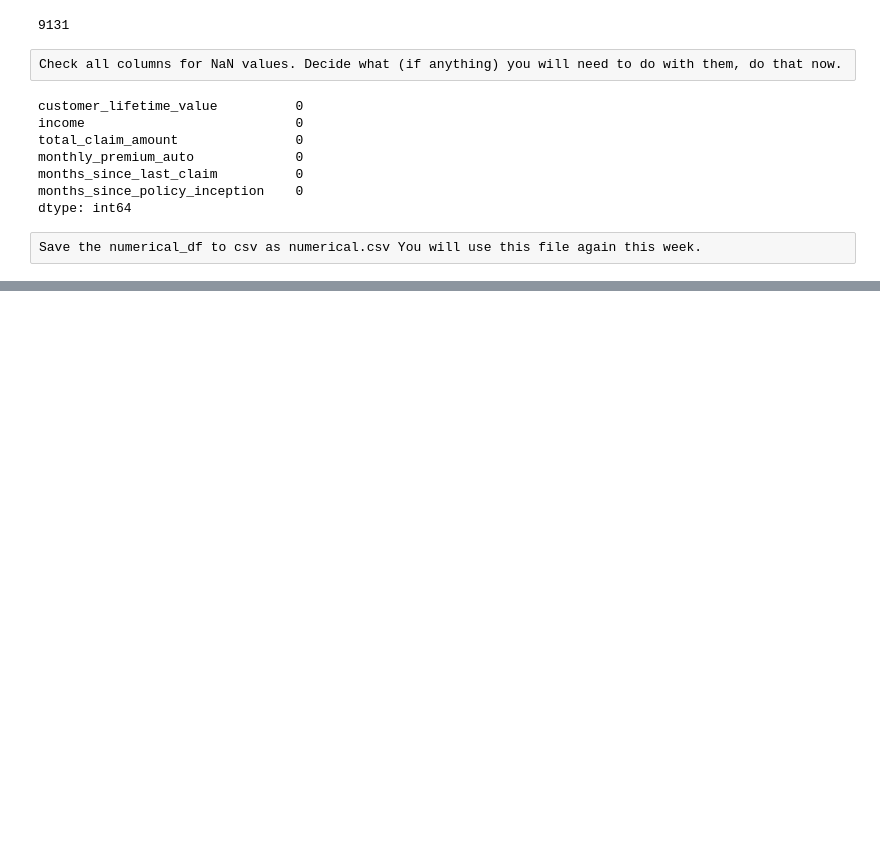
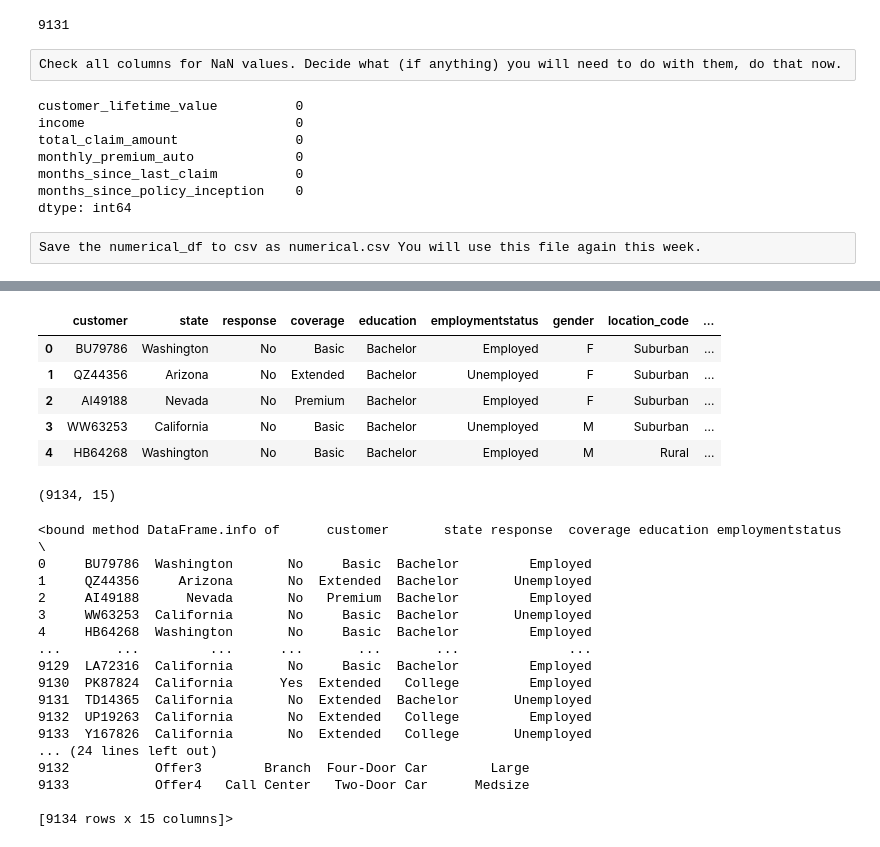
Before and after one commit to ArtemDubrovin222/lab-cleaning-numerical-data, a Jupyter notebook: files_for_lab/cleaning lab.ipynb, the cells around one changed output, grey strips where cells are left out. Cells and saved outputs as stored; diff of their text form; code cells hidden in the pictures; blank space fills up the shorter version.

```diff
--- a/files_for_lab/cleaning lab.ipynb
+++ b/files_for_lab/cleaning lab.ipynb
@@ -248,0 +249,32 @@ numerical_df.to_csv('numerical.csv', index=False)
+# %%
+#Open the notebook created for Lab-cleaning-numerical-data.
+#Find all of the categorical data. Save it in a categorical_df variable.
+categorical_df = customer_df.select_dtypes(object)
+display(categorical_df.head())
+display(categorical_df.shape)
+display(categorical_df.info)
+# %% [output]
+|  | customer | state | response | coverage | education | employmentstatus | gender | location_code | ... |
+| 0 | BU79786 | Washington | No | Basic | Bachelor | Employed | F | Suburban | ... |
+| 1 | QZ44356 | Arizona | No | Extended | Bachelor | Unemployed | F | Suburban | ... |
+| 2 | AI49188 | Nevada | No | Premium | Bachelor | Employed | F | Suburban | ... |
+| 3 | WW63253 | California | No | Basic | Bachelor | Unemployed | M | Suburban | ... |
+| 4 | HB64268 | Washington | No | Basic | Bachelor | Employed | M | Rural | ... |
+(9134, 15)
+<bound method DataFrame.info of      customer       state response  coverage education employmentstatus  \
+0     BU79786  Washington       No     Basic  Bachelor         Employed
+1     QZ44356     Arizona       No  Extended  Bachelor       Unemployed
+2     AI49188      Nevada       No   Premium  Bachelor         Employed
+3     WW63253  California       No     Basic  Bachelor       Unemployed
+4     HB64268  Washington       No     Basic  Bachelor         Employed
+...       ...         ...      ...       ...       ...              ...
+9129  LA72316  California       No     Basic  Bachelor         Employed
+9130  PK87824  California      Yes  Extended   College         Employed
+9131  TD14365  California       No  Extended  Bachelor       Unemployed
+9132  UP19263  California       No  Extended   College         Employed
+9133  Y167826  California       No  Extended   College       Unemployed
+... (24 lines left out)
+9132           Offer3        Branch  Four-Door Car        Large
+9133           Offer4   Call Center   Two-Door Car      Medsize
+
+[9134 rows x 15 columns]>
```
Also changed, not shown: parts of 22 cells of this notebook, 1 other file.
